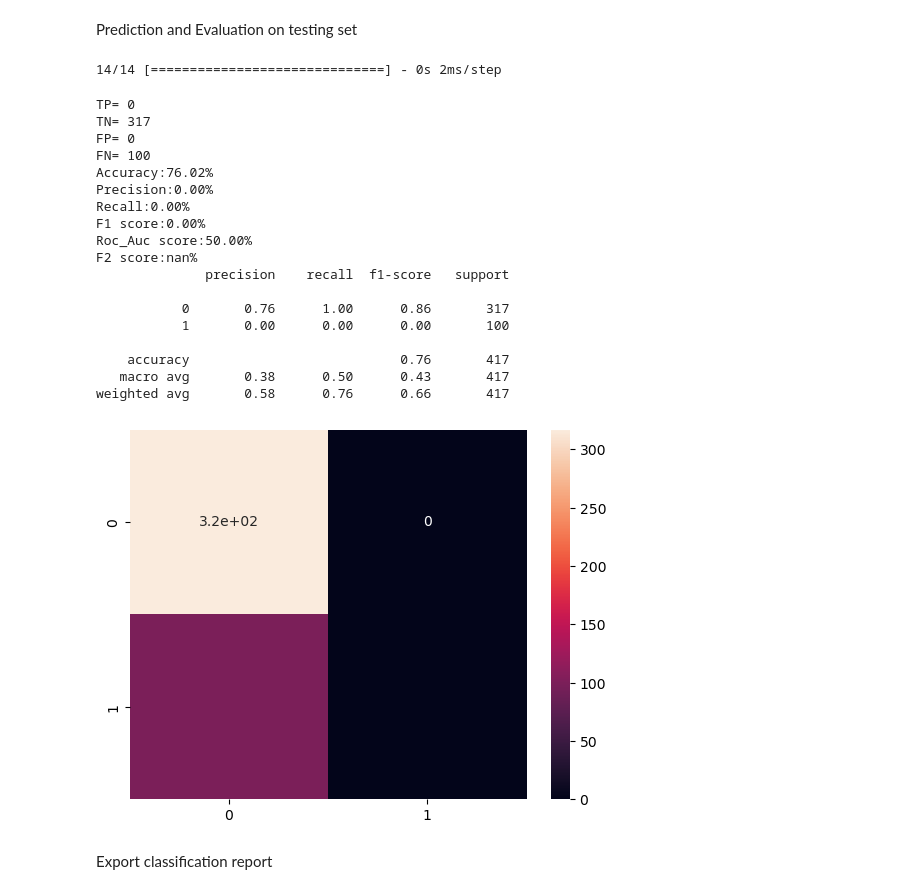
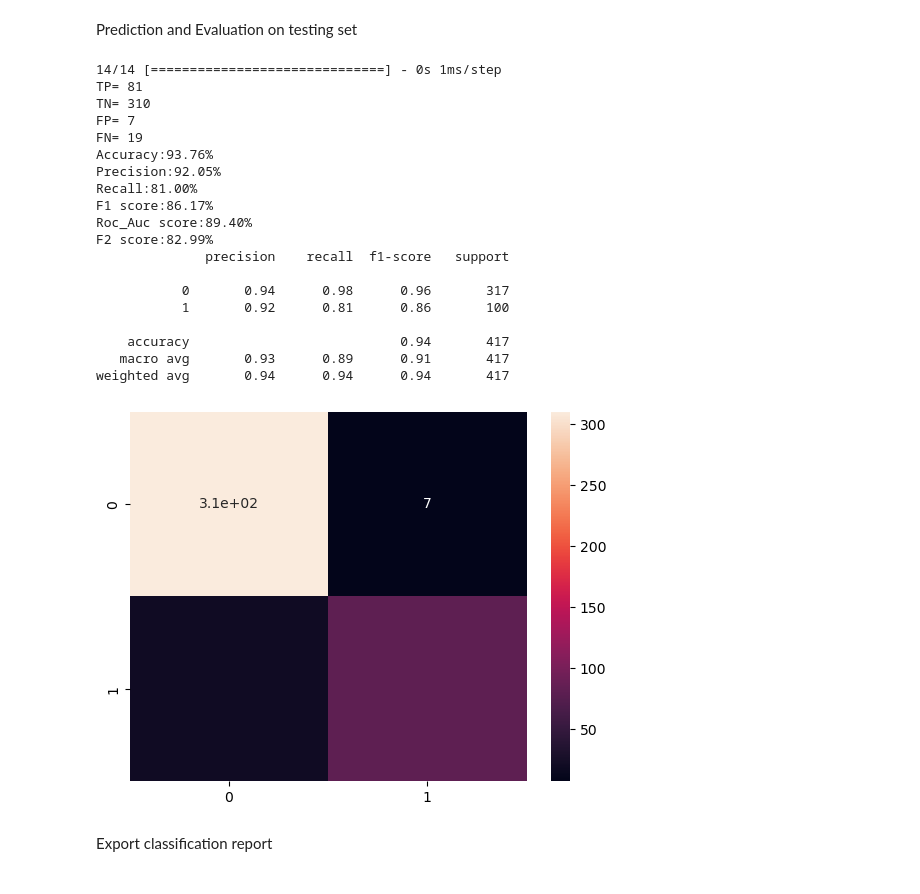
Before and after one commit to iliaskaloup/vulGpt, a Jupyter notebook: python_fileLevel/ml/word_embedding/llm_embs_featExtraction_dl.ipynb, the cells around one changed output. Saved outputs shown, nothing was run; the diff lists cells and outputs as text; code cells hidden in the pictures.

```diff
--- a/python_fileLevel/ml/word_embedding/llm_embs_featExtraction_dl.ipynb
+++ b/python_fileLevel/ml/word_embedding/llm_embs_featExtraction_dl.ipynb
@@ -686,62 +671,61 @@ Prediction and Evaluation on testing set
 # %%
 #scores = myModel.evaluate(lines_pad_x_test, Y_test, verbose=0)
 #predictions = myModel.predict_classes(X_test, verbose=0)
 predScores = myModel.predict(lines_pad_x_test)
 predictions = (predScores > 0.5).astype("int32")
-predicted_labels = np.argmax(predictions, axis=1)
 
-accuracy=accuracy_score(Y_test, predicted_labels)
+accuracy=accuracy_score(Y_test, predictions)
 if n_categories > 2:
-    precision=precision_score(Y_test, predicted_labels, average='macro')
-    recall=recall_score(Y_test, predicted_labels, average='macro')
-    f1=f1_score(Y_test, predicted_labels, average='macro')
+    precision=precision_score(Y_test, predictions, average='macro')
+    recall=recall_score(Y_test, predictions, average='macro')
+    f1=f1_score(Y_test, predictions, average='macro')
 else:
-    precision=precision_score(Y_test, predicted_labels)
-    recall=recall_score(Y_test, predicted_labels)
-    f1=f1_score(Y_test, predicted_labels)
-    roc_auc=roc_auc_score(Y_test, predicted_labels)
+    precision=precision_score(Y_test, predictions)
+    recall=recall_score(Y_test, predictions)
+    f1=f1_score(Y_test, predictions)
+    roc_auc=roc_auc_score(Y_test, predictions)
 f2=5*precision*recall / (4*precision+recall)
 
-cm = confusion_matrix(Y_test, predicted_labels)
+cm = confusion_matrix(Y_test, predictions)
 #print(cm)
 sn.heatmap(cm, annot=True)
 tn, fp, fn, tp = cm.ravel()
 
 print("TP=",tp)
 print("TN=",tn)
 print("FP=",fp)
 print("FN=",fn)
 
 acc = ((tp+tn)/(tp+tn+fp+fn))
 
 print("Accuracy:%.2f%%"%(acc*100))
 print("Precision:%.2f%%"%(precision*100))
 print("Recall:%.2f%%"%(recall*100))
 print("F1 score:%.2f%%"%(f1*100))
 print("Roc_Auc score:%.2f%%"%(roc_auc*100))
 print("F2 score:%.2f%%"%(f2*100))
-print(classification_report(Y_test, predicted_labels))
+print(classification_report(Y_test, predictions))
 # %% [output]
-14/14 [==============================] - 0s 2ms/step
+14/14 [==============================] - 0s 1ms/step
+TP= 81
+TN= 310
+FP= 7
+FN= 19
+Accuracy:93.76%
+Precision:92.05%
+Recall:81.00%
+F1 score:86.17%
+Roc_Auc score:89.40%
+F2 score:82.99%
+              precision    recall  f1-score   support
+
+           0       0.94      0.98      0.96       317
+           1       0.92      0.81      0.86       100
+
+    accuracy                           0.94       417
+   macro avg       0.93      0.89      0.91       417
+weighted avg       0.94      0.94      0.94       417
-TP= 0
-TN= 317
-FP= 0
-FN= 100
-Accuracy:76.02%
-Precision:0.00%
-Recall:0.00%
-F1 score:0.00%
-Roc_Auc score:50.00%
-F2 score:nan%
-              precision    recall  f1-score   support
-
-           0       0.76      1.00      0.86       317
-           1       0.00      0.00      0.00       100
-
-    accuracy                           0.76       417
-   macro avg       0.38      0.50      0.43       417
-weighted avg       0.58      0.76      0.66       417
-[figure, old version]
+[figure, new version]
 # %% [markdown]
 Export classification report
 # %%
```
Also changed, not shown: parts of 4 cells of this notebook.
